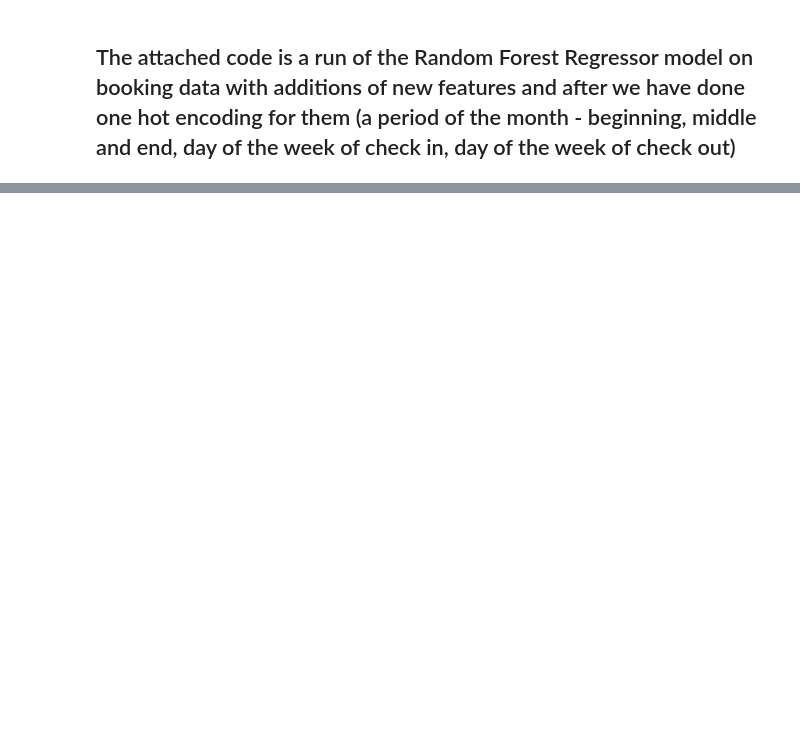
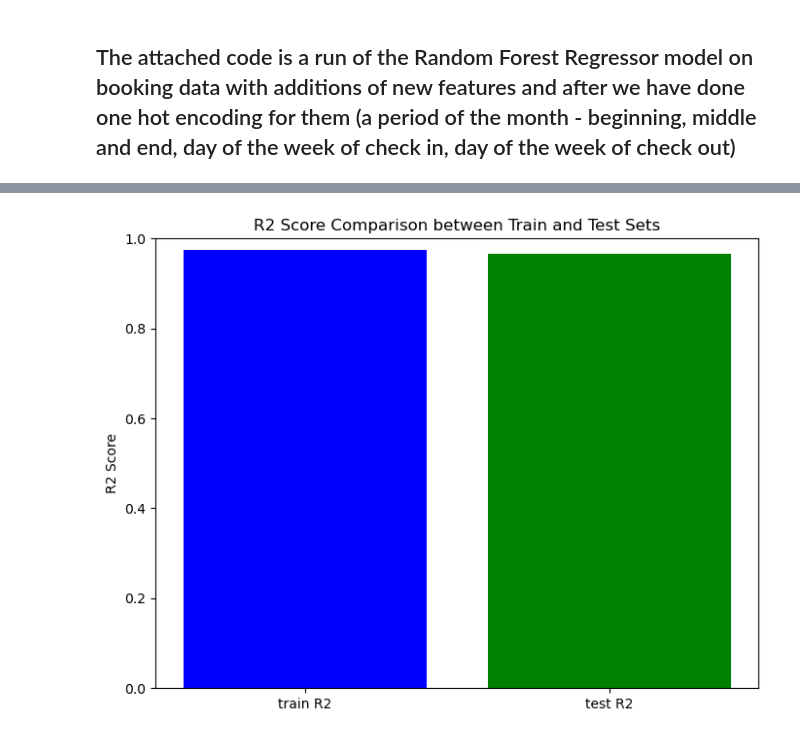
Before and after one commit to Omri5790/Data_Project, a Jupyter notebook: booking models/Random_Forest _Regressor_predict.ipynb, the cells around one changed output, grey strips where cells are left out. Cells and saved outputs as stored; diff of their text form; code cells hidden in the pictures; blank space fills up the shorter version.

```diff
--- a/booking models/Random_Forest _Regressor_predict.ipynb
+++ b/booking models/Random_Forest _Regressor_predict.ipynb
@@ -286,0 +277,13 @@ In addition, it can be said that the addition of the new features did improve th
+# %%
+
+r2_values = [train_r2, test_r2]
+labels = ['train R2', 'test R2']
+
+plt.figure(figsize=(8, 6))
+plt.bar(labels, r2_values, color=['blue', 'green'])
+plt.ylim(0, 1)  # R2 values range from 0 to 1
+plt.ylabel('R2 Score')
+plt.title('R2 Score Comparison between Train and Test Sets')
+plt.show()
+# %% [output]
+[figure, added]
```
Also changed, not shown: parts of 5 cells of this notebook, 3 other files.
